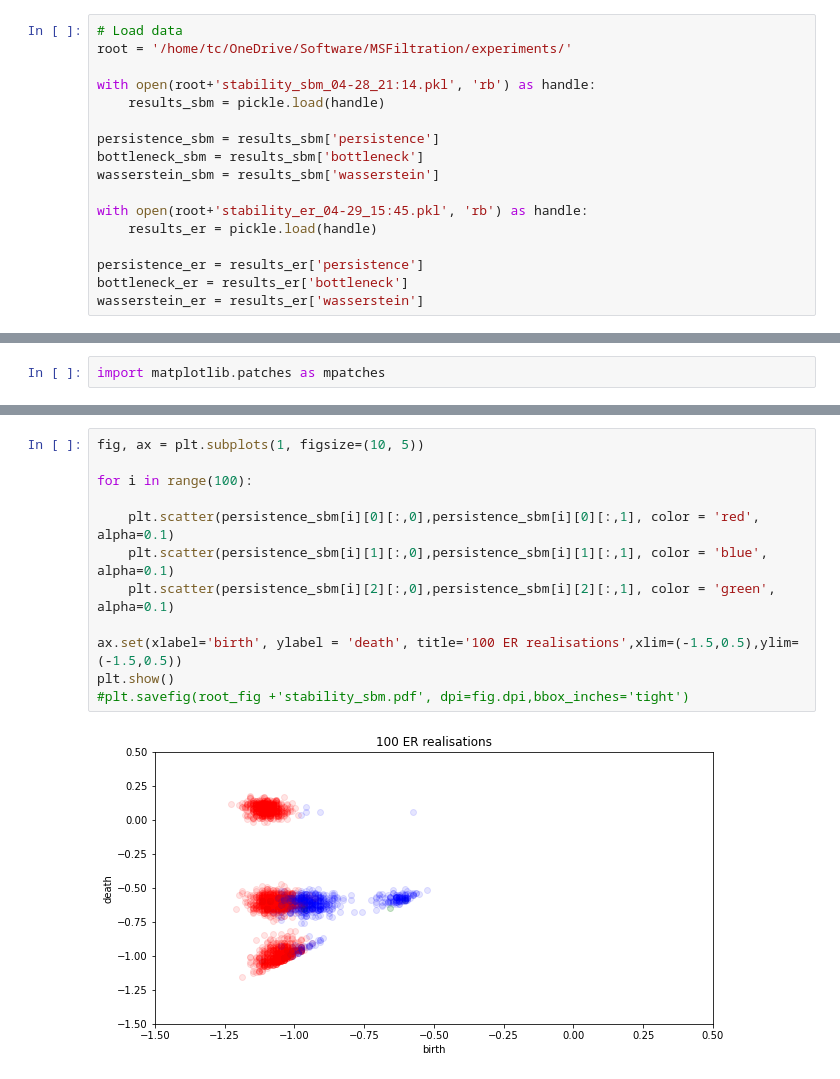
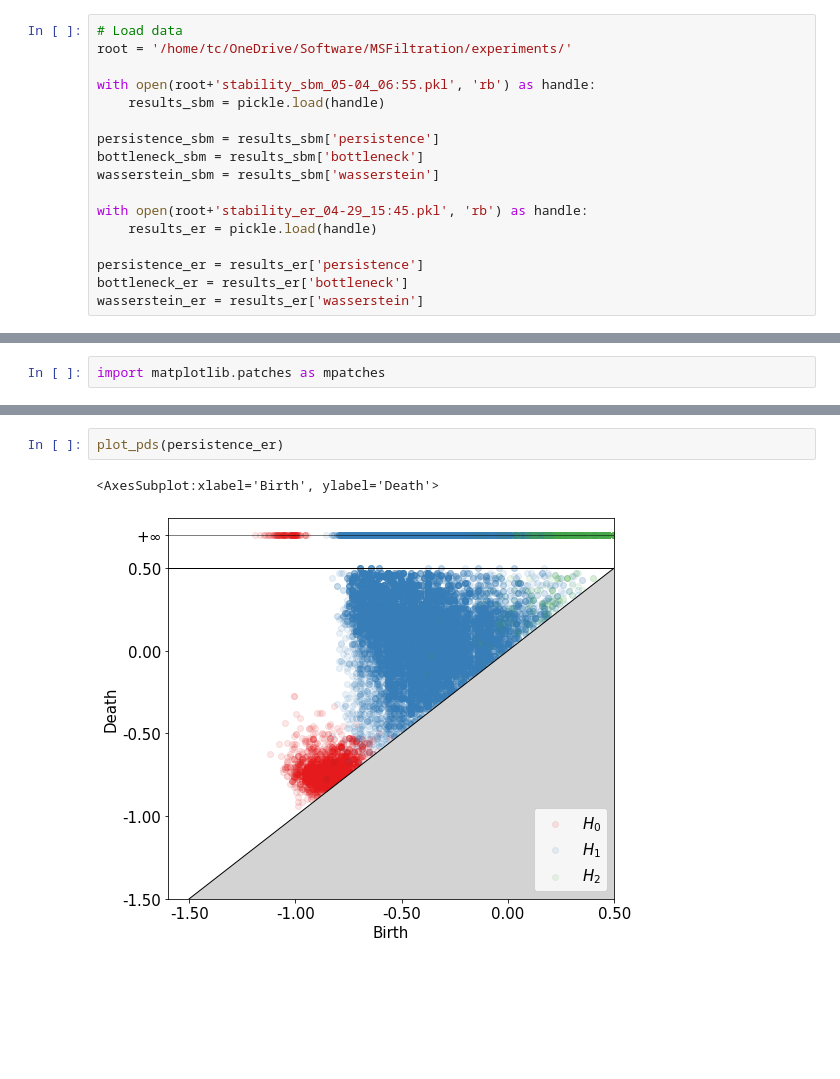
Before and after one commit to barahona-research-group/MCF, a Jupyter notebook: experiments/220427_stability_results.ipynb, the cells around one changed output, grey strips where cells are left out. Cells and saved outputs as stored; diff of their text form; blank space fills up the shorter version.

Commit message:
improved plotting of PD

```diff
--- a/experiments/220427_stability_results.ipynb
+++ b/experiments/220427_stability_results.ipynb
@@ -8,7 +8,7 @@ root_fig = '/home/tc/OneDrive/Software/MSFiltration/figures/'
 # Load data
 root = '/home/tc/OneDrive/Software/MSFiltration/experiments/'
 
-with open(root+'stability_sbm_04-28_21:14.pkl', 'rb') as handle:
+with open(root+'stability_sbm_05-04_06:55.pkl', 'rb') as handle:
     results_sbm = pickle.load(handle)
 
 persistence_sbm = results_sbm['persistence']
@@ -148,14 +147,5 @@ inf
-# %%
-fig, ax = plt.subplots(1, figsize=(10, 5))
-
-for i in range(100):
-
-    plt.scatter(persistence_sbm[i][0][:,0],persistence_sbm[i][0][:,1], color = 'red', alpha=0.1)
-    plt.scatter(persistence_sbm[i][1][:,0],persistence_sbm[i][1][:,1], color = 'blue', alpha=0.1)
-    plt.scatter(persistence_sbm[i][2][:,0],persistence_sbm[i][2][:,1], color = 'green', alpha=0.1)
-
-ax.set(xlabel='birth', ylabel = 'death', title='100 ER realisations',xlim=(-1.5,0.5),ylim=(-1.5,0.5))
-plt.show()
-#plt.savefig(root_fig +'stability_sbm.pdf', dpi=fig.dpi,bbox_inches='tight')
-# %% [output]
-[figure, removed]
+# %%
+plot_pds(persistence_er)
+# %% [output]
+<AxesSubplot:xlabel='Birth', ylabel='Death'>
+[figure, added]
```
Also changed, not shown: parts of 4 cells of this notebook, 4 other files.
